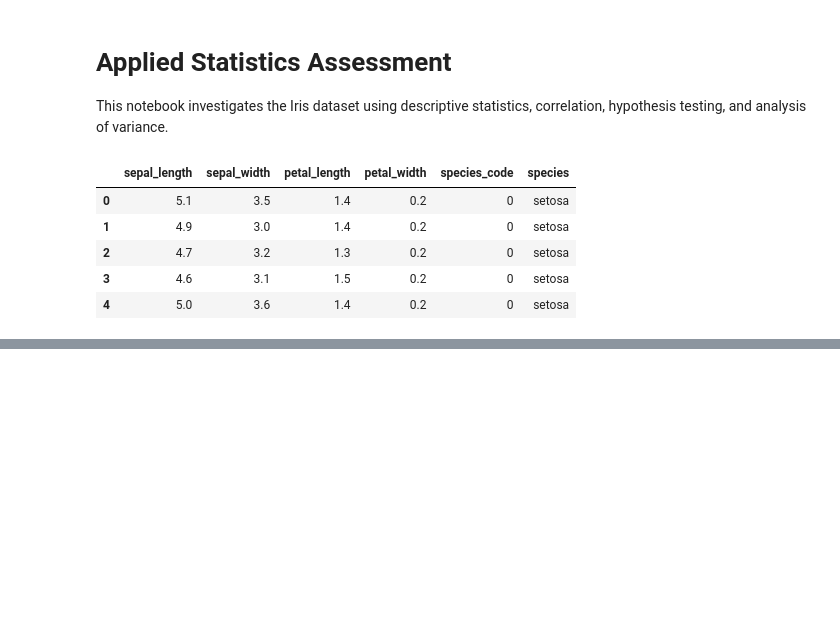
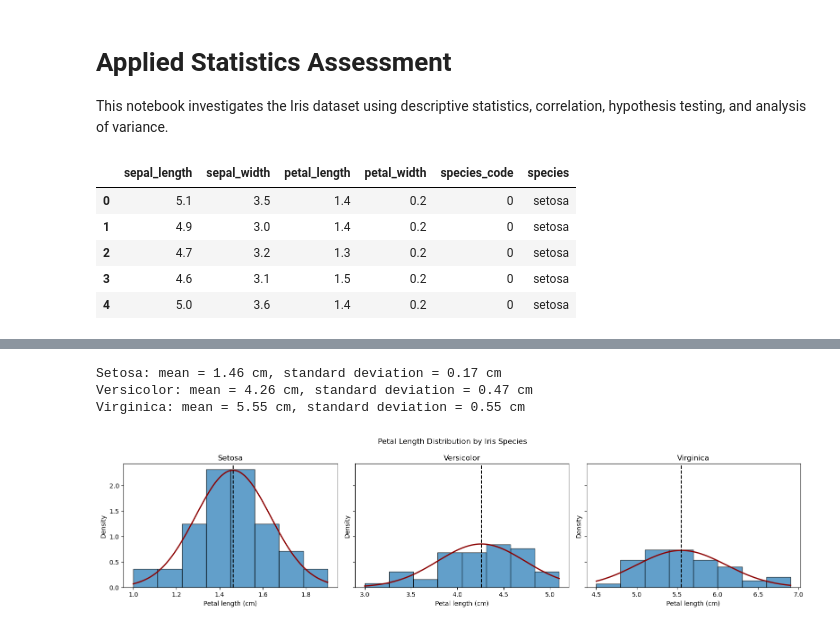
Before and after one commit to Nebulosa-max/applied-statistics-sophia, a Jupyter notebook: problems.ipynb, the cells around one changed output, grey strips where cells are left out. Saved outputs shown, nothing was run; the diff lists cells and outputs as text; code cells hidden in the pictures; blank space fills up the shorter version.

```diff
--- a/problems.ipynb
+++ b/problems.ipynb
@@ -36,0 +85,50 @@ df.head()
+# %%
+species_order = ["setosa", "versicolor", "virginica"]
+
+fig, axes = plt.subplots(1, 3, figsize=(16, 4), sharey=True)
+
+for ax, species in zip(axes, species_order):
+    values = df.loc[df["species"] == species, "petal_length"]
+    species_mean = values.mean()
+    species_std = values.std()
+
+    x_species = np.linspace(
+        values.min(),
+        values.max(),
+        200
+    )
+
+    ax.hist(
+        values,
+        bins=8,
+        density=True,
+        alpha=0.7,
+        edgecolor="black"
+    )
+
+    ax.plot(
+        x_species,
+        stats.norm.pdf(x_species, species_mean, species_std),
+        color="darkred",
+        linewidth=2
+    )
+
+    ax.set_title(species.capitalize())
+    ax.set_xlabel("Petal length (cm)")
+    ax.set_ylabel("Density")
+    ax.axvline(species_mean, color="black", linestyle="--")
+
+    print(
+        f"{species.capitalize()}: "
+        f"mean = {species_mean:.2f} cm, "
+        f"standard deviation = {species_std:.2f} cm"
+    )
+
+plt.suptitle("Petal Length Distribution by Iris Species")
+plt.tight_layout()
+plt.show()
+# %% [output]
+Setosa: mean = 1.46 cm, standard deviation = 0.17 cm
+Versicolor: mean = 4.26 cm, standard deviation = 0.47 cm
+Virginica: mean = 5.55 cm, standard deviation = 0.55 cm
+[figure, added]
```
Also changed, not shown: parts of 3 cells of this notebook.
